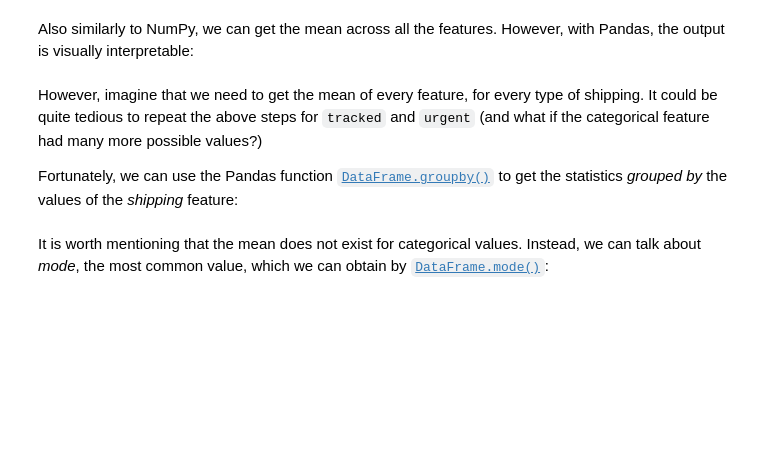
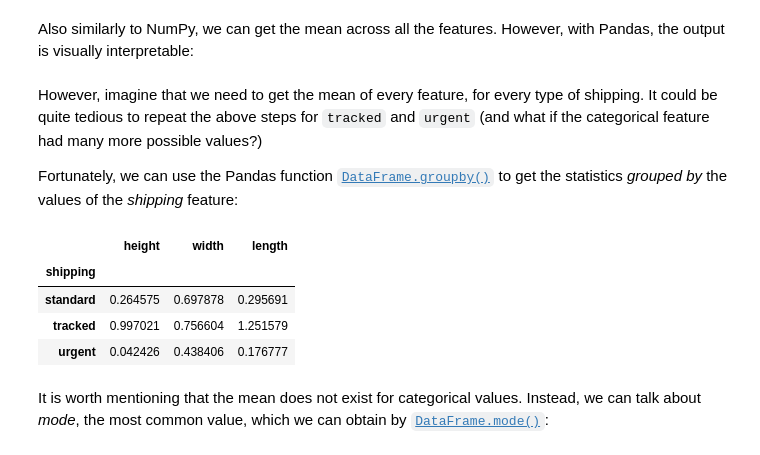
Before and after one commit to SoCSTech/CMP9065-Data-Programming-in-Python, a Jupyter notebook: CMP9065 Data Programming in Python/lectures/Lecture 8 - Pandas.ipynb, the cells around one changed output. Saved outputs shown, nothing was run; the diff lists cells and outputs as text; code cells hidden in the pictures; blank space fills up the shorter version.

```diff
--- a/CMP9065 Data Programming in Python/lectures/Lecture 8 - Pandas.ipynb
+++ b/CMP9065 Data Programming in Python/lectures/Lecture 8 - Pandas.ipynb
@@ -197,7 +388,13 @@ However, imagine that we need to get the mean of every feature, for every type o
 
 Fortunately, we can use the Pandas function [`DataFrame.groupby()`](https://pandas.pydata.org/docs/reference/api/pandas.DataFrame.groupby.html) to get the statistics _grouped by_ the values of the _shipping_ feature:
 # %%
-packages_df.groupby('shipping', observed=False).mean()
+packages_df.groupby('shipping', observed=False).std()
+# %% [output]
+|  | height | width | length |
+| shipping |  |  |  |
+| standard | 0.264575 | 0.697878 | 0.295691 |
+| tracked | 0.997021 | 0.756604 | 1.251579 |
+| urgent | 0.042426 | 0.438406 | 0.176777 |
 # %% [markdown]
 It is worth mentioning that the mean does not exist for categorical values. Instead, we can talk about _mode_, the most common value, which we can obtain by [`DataFrame.mode()`](https://pandas.pydata.org/docs/reference/api/pandas.DataFrame.mode.html):
 # %%
```
Also changed, not shown: parts of 32 cells of this notebook, 12 other files.
